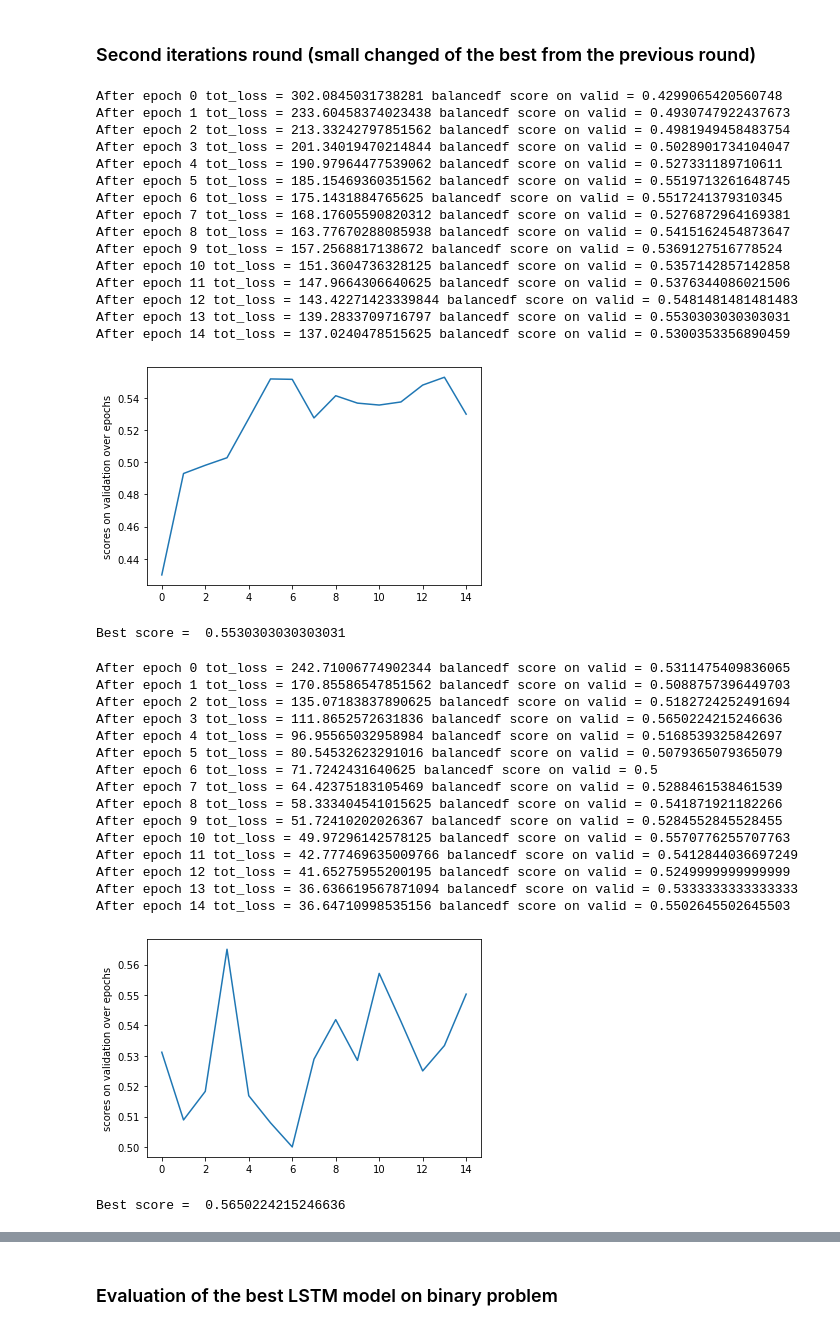
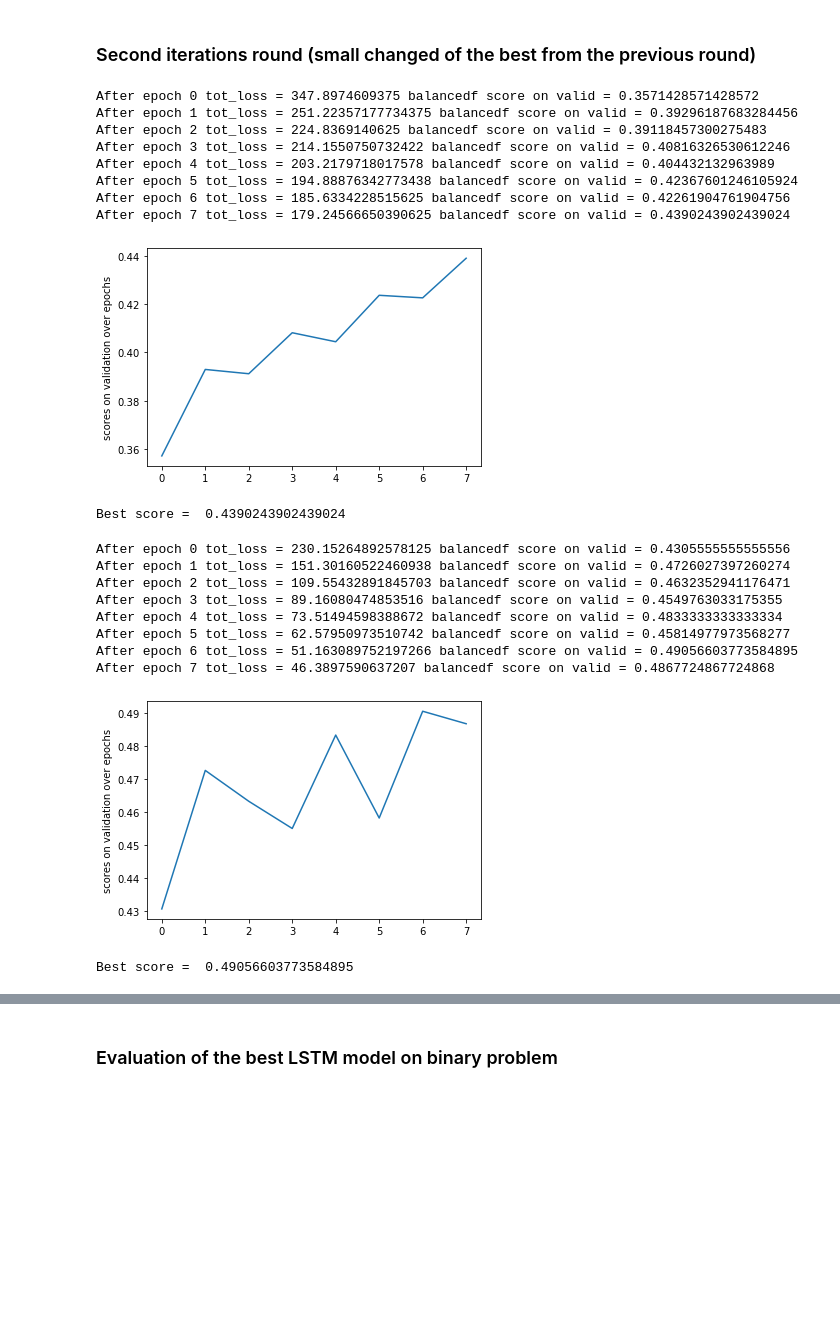
Before and after one commit to Mateuszrze/PolEval2019Task6, a Jupyter notebook: LSTM_results.ipynb, the cells around one changed output, grey strips where cells are left out. Saved outputs shown, nothing was run; the diff lists cells and outputs as text; code cells hidden in the pictures; blank space fills up the shorter version.

```diff
--- a/LSTM_results.ipynb
+++ b/LSTM_results.ipynb
@@ -224,63 +225,49 @@ Last model was learning steadily and achieved a very nice score. The rest seemed
 ### Second iterations round (small changed of the best from the previous round)
 # %%
 test(dataset=binary_dataset,
-     epochs=15,
+     epochs=8,
      method='fixed_length_2d',
      L=30,
-     size=256,
+     size=128,
      num_layers=2,
-     dropout=0.5,
-     prediction_method='sum',
+     dropout=0.2,
+     prediction_method='max',
      equalize_training_classes=True,
      learning_rate=0.0001,
      number_of_output_classes=2)
 # %% [output]
-After epoch 0 tot_loss = 302.0845031738281 balancedf score on valid = 0.4299065420560748
-After epoch 1 tot_loss = 233.60458374023438 balancedf score on valid = 0.4930747922437673
-After epoch 2 tot_loss = 213.33242797851562 balancedf score on valid = 0.4981949458483754
-After epoch 3 tot_loss = 201.34019470214844 balancedf score on valid = 0.5028901734104047
-After epoch 4 tot_loss = 190.97964477539062 balancedf score on valid = 0.527331189710611
-After epoch 5 tot_loss = 185.15469360351562 balancedf score on valid = 0.5519713261648745
-After epoch 6 tot_loss = 175.1431884765625 balancedf score on valid = 0.5517241379310345
-After epoch 7 tot_loss = 168.17605590820312 balancedf score on valid = 0.5276872964169381
-After epoch 8 tot_loss = 163.77670288085938 balancedf score on valid = 0.5415162454873647
-After epoch 9 tot_loss = 157.2568817138672 balancedf score on valid = 0.5369127516778524
-After epoch 10 tot_loss = 151.3604736328125 balancedf score on valid = 0.5357142857142858
-After epoch 11 tot_loss = 147.9664306640625 balancedf score on valid = 0.5376344086021506
-After epoch 12 tot_loss = 143.42271423339844 balancedf score on valid = 0.5481481481481483
-After epoch 13 tot_loss = 139.2833709716797 balancedf score on valid = 0.5530303030303031
-After epoch 14 tot_loss = 137.0240478515625 balancedf score on valid = 0.5300353356890459
+After epoch 0 tot_loss = 347.8974609375 balancedf score on valid = 0.3571428571428572
+After epoch 1 tot_loss = 251.22357177734375 balancedf score on valid = 0.39296187683284456
+After epoch 2 tot_loss = 224.8369140625 balancedf score on valid = 0.39118457300275483
+After epoch 3 tot_loss = 214.1550750732422 balancedf score on valid = 0.40816326530612246
+After epoch 4 tot_loss = 203.2179718017578 balancedf score on valid = 0.404432132963989
+After epoch 5 tot_loss = 194.88876342773438 balancedf score on valid = 0.42367601246105924
+After epoch 6 tot_loss = 185.6334228515625 balancedf score on valid = 0.42261904761904756
+After epoch 7 tot_loss = 179.24566650390625 balancedf score on valid = 0.4390243902439024
-[figure, old version]
+[figure, new version]
-Best score =  0.5530303030303031
+Best score =  0.4390243902439024
 # %%
 test(dataset=binary_dataset,
-     epochs=15,
+     epochs=8,
      method='fixed_length_2d',
      L=30,
-     size=128,
+     size=256,
      num_layers=2,
-     dropout=0.5,
-     prediction_method='sum',
+     dropout=0.2,
+     prediction_method='max',
      equalize_training_classes=True,
      learning_rate=0.001,
      number_of_output_classes=2)
 # %% [output]
-After epoch 0 tot_loss = 242.71006774902344 balancedf score on valid = 0.5311475409836065
-After epoch 1 tot_loss = 170.85586547851562 balancedf score on valid = 0.5088757396449703
-After epoch 2 tot_loss = 135.07183837890625 balancedf score on valid = 0.5182724252491694
-After epoch 3 tot_loss = 111.8652572631836 balancedf score on valid = 0.5650224215246636
-After epoch 4 tot_loss = 96.95565032958984 balancedf score on valid = 0.5168539325842697
-After epoch 5 tot_loss = 80.54532623291016 balancedf score on valid = 0.5079365079365079
-After epoch 6 tot_loss = 71.7242431640625 balancedf score on valid = 0.5
-After epoch 7 tot_loss = 64.42375183105469 balancedf score on valid = 0.5288461538461539
-After epoch 8 tot_loss = 58.333404541015625 balancedf score on valid = 0.541871921182266
-After epoch 9 tot_loss = 51.72410202026367 balancedf score on valid = 0.5284552845528455
-After epoch 10 tot_loss = 49.97296142578125 balancedf score on valid = 0.5570776255707763
-After epoch 11 tot_loss = 42.777469635009766 balancedf score on valid = 0.5412844036697249
-After epoch 12 tot_loss = 41.65275955200195 balancedf score on valid = 0.5249999999999999
-After epoch 13 tot_loss = 36.636619567871094 balancedf score on valid = 0.5333333333333333
-After epoch 14 tot_loss = 36.64710998535156 balancedf score on valid = 0.5502645502645503
+After epoch 0 tot_loss = 230.15264892578125 balancedf score on valid = 0.4305555555555556
+After epoch 1 tot_loss = 151.30160522460938 balancedf score on valid = 0.4726027397260274
+After epoch 2 tot_loss = 109.55432891845703 balancedf score on valid = 0.4632352941176471
+After epoch 3 tot_loss = 89.16080474853516 balancedf score on valid = 0.4549763033175355
+After epoch 4 tot_loss = 73.51494598388672 balancedf score on valid = 0.4833333333333334
+After epoch 5 tot_loss = 62.57950973510742 balancedf score on valid = 0.45814977973568277
+After epoch 6 tot_loss = 51.163089752197266 balancedf score on valid = 0.49056603773584895
+After epoch 7 tot_loss = 46.3897590637207 balancedf score on valid = 0.4867724867724868
-[figure, old version]
+[figure, new version]
-Best score =  0.5650224215246636
+Best score =  0.49056603773584895
 # %%
 test(dataset=binary_dataset,
```
Also changed, not shown: parts of 28 cells of this notebook.
